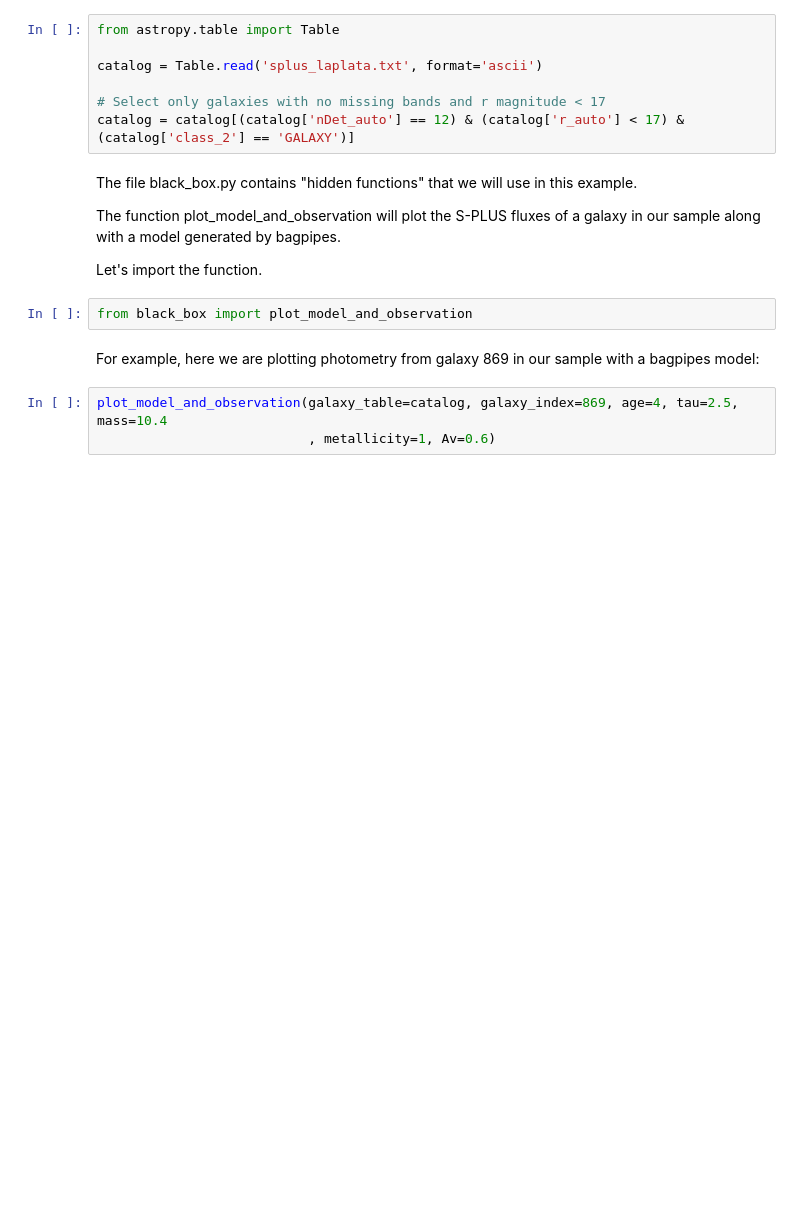
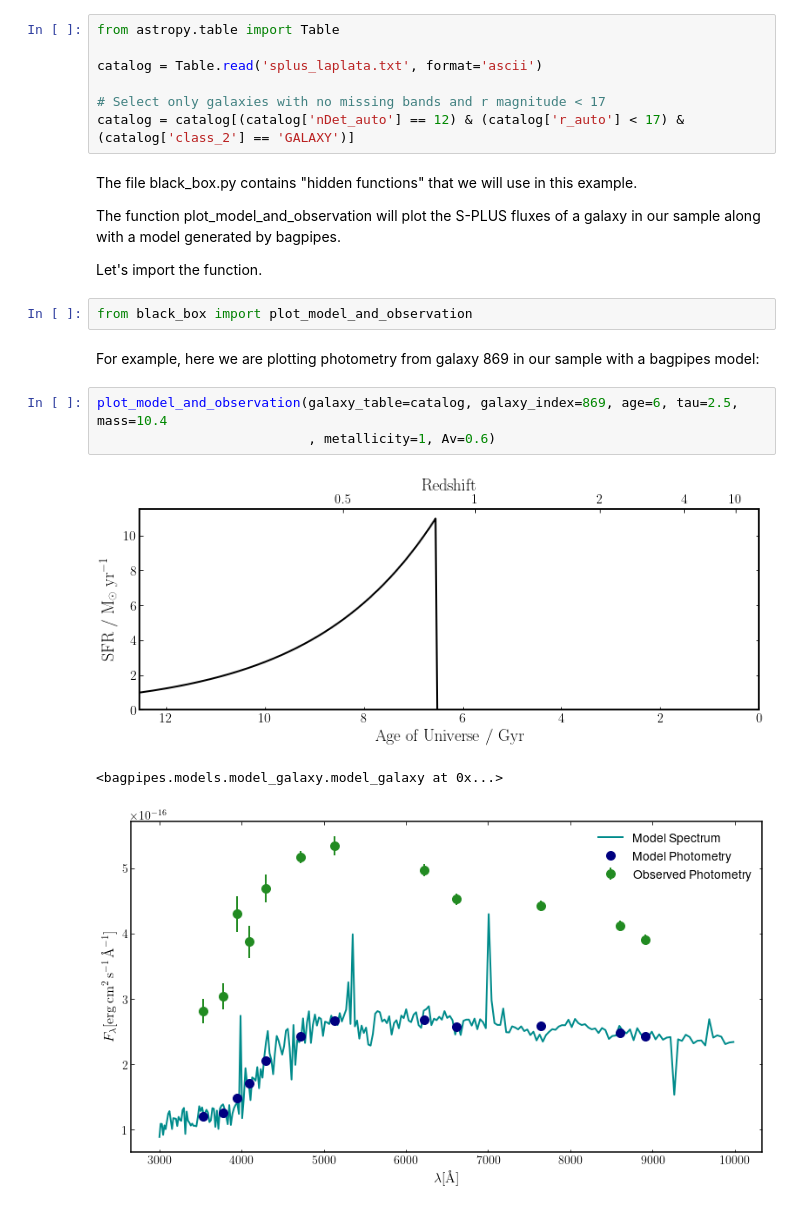
Before and after one commit to arielwrl/lapis_notebooks, a Jupyter notebook: fun_with_bagpipes.ipynb, the cells around one changed output. Cells and saved outputs as stored; diff of their text form; blank space fills up the shorter version.

```diff
--- a/fun_with_bagpipes.ipynb
+++ b/fun_with_bagpipes.ipynb
@@ -86,8 +107,12 @@ from black_box import plot_model_and_observation
 # %% [markdown]
 For example, here we are plotting photometry from galaxy 869 in our sample with a bagpipes model:
 # %%
-plot_model_and_observation(galaxy_table=catalog, galaxy_index=869, age=4, tau=2.5, mass=10.4
+plot_model_and_observation(galaxy_table=catalog, galaxy_index=869, age=6, tau=2.5, mass=10.4
                            , metallicity=1, Av=0.6)
+# %% [output]
+[figure, added]
+<bagpipes.models.model_galaxy.model_galaxy at 0x...>
+[figure, added]
 # %% [markdown]
 ## Let's see if you can find a good model for galaxies 46 and 818!
 
```
Also changed, not shown: parts of 4 cells of this notebook, 1 other file.
